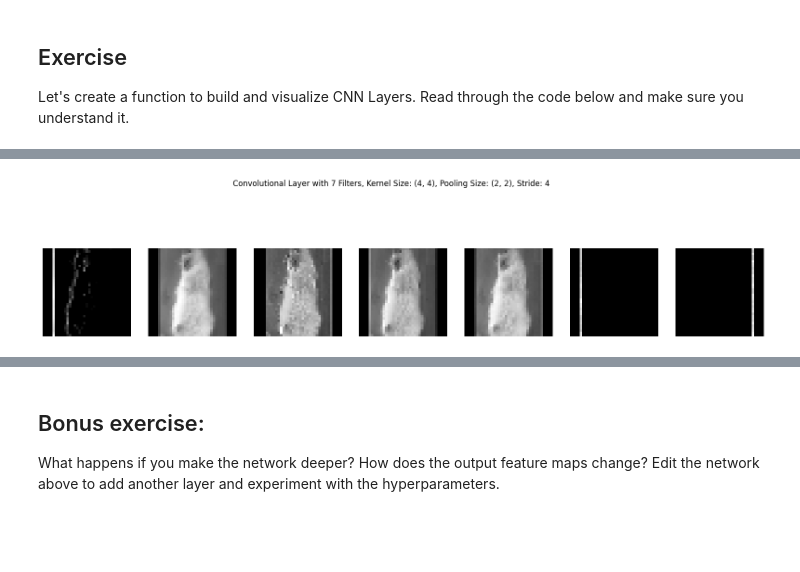
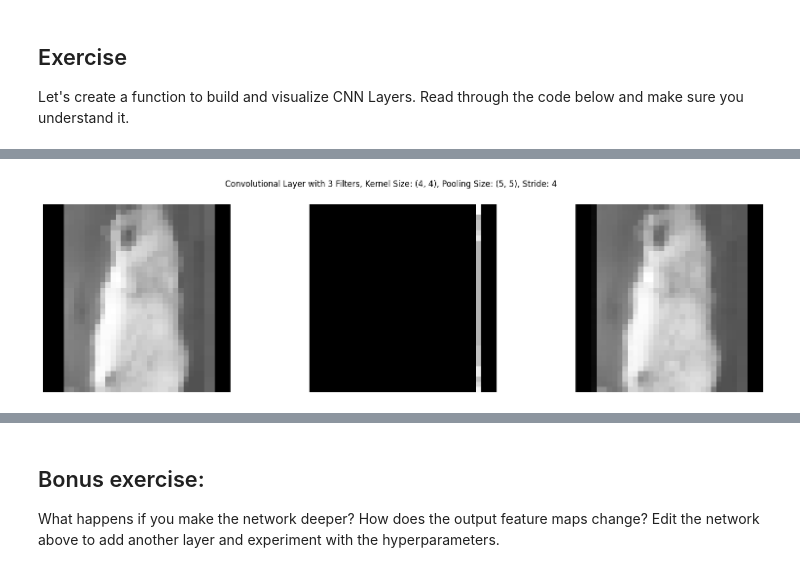
Before and after one commit to SCGlass/deep_learning, a Jupyter notebook: week_3/Exploring_Layer_Effects.ipynb, the cells around one changed output, grey strips where cells are left out. Saved outputs shown, nothing was run; the diff lists cells and outputs as text; code cells hidden in the pictures; blank space fills up the shorter version.

```diff
--- a/week_3/Exploring_Layer_Effects.ipynb
+++ b/week_3/Exploring_Layer_Effects.ipynb
@@ -61,3 +63,3 @@ build_and_visualize_cnn(filters=7,kernel_size=(2, 2), pooling_size=(4, 4), strid
 # %%
-build_and_visualize_cnn(filters=7,kernel_size=(4, 4), pooling_size=(2, 2), stride=4)
+build_and_visualize_cnn(filters=3,kernel_size=(4, 4), pooling_size=(5, 5), stride=4)
 # %% [output]
@@ -65,4 +67,4 @@ build_and_visualize_cnn(filters=7,kernel_size=(4, 4), pooling_size=(2, 2), strid
-[figure, old version]
+[figure, new version]
 # %% [markdown]
 What happens if you...
 
```
Also changed, not shown: parts of 7 cells of this notebook, 1 other file.
